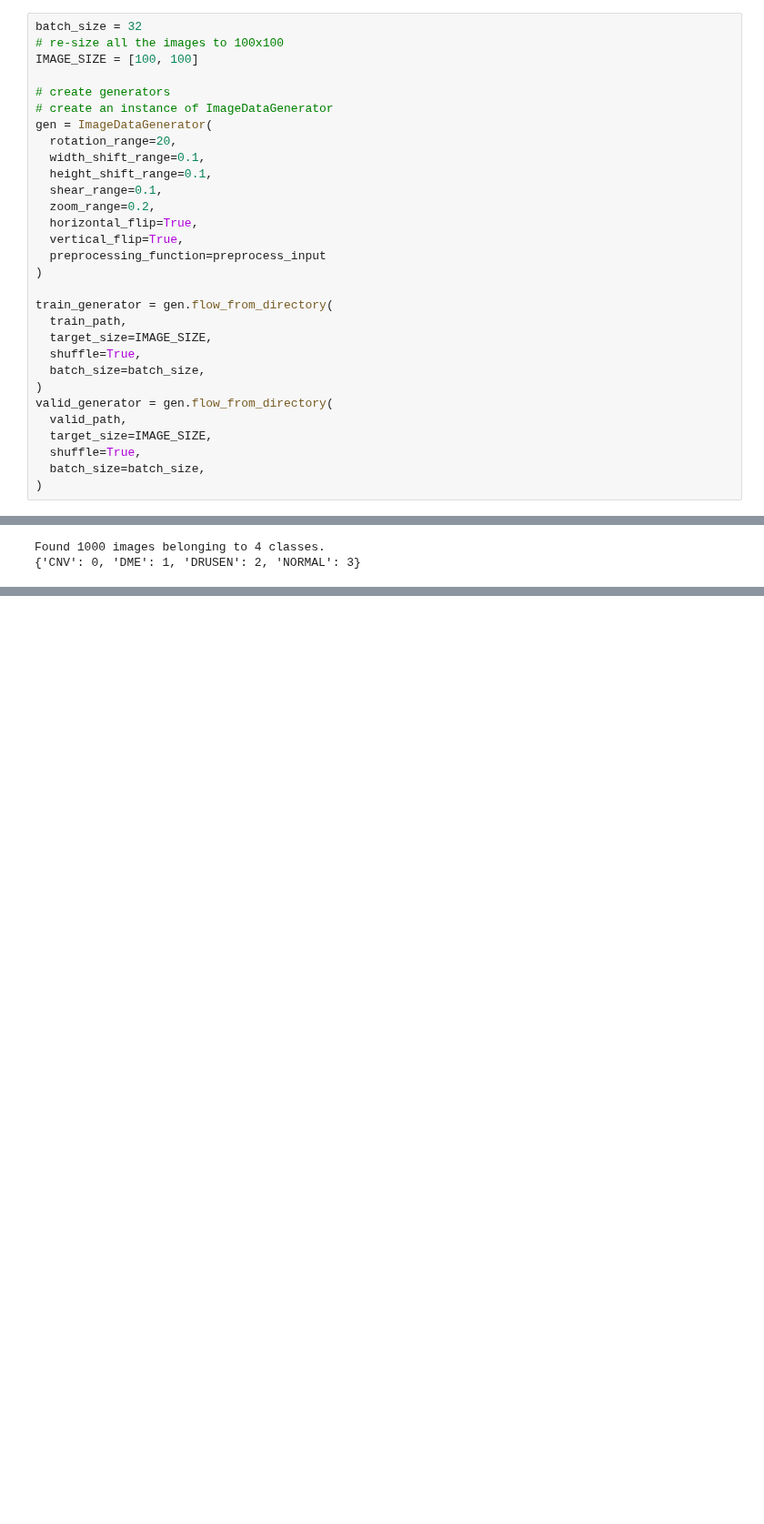
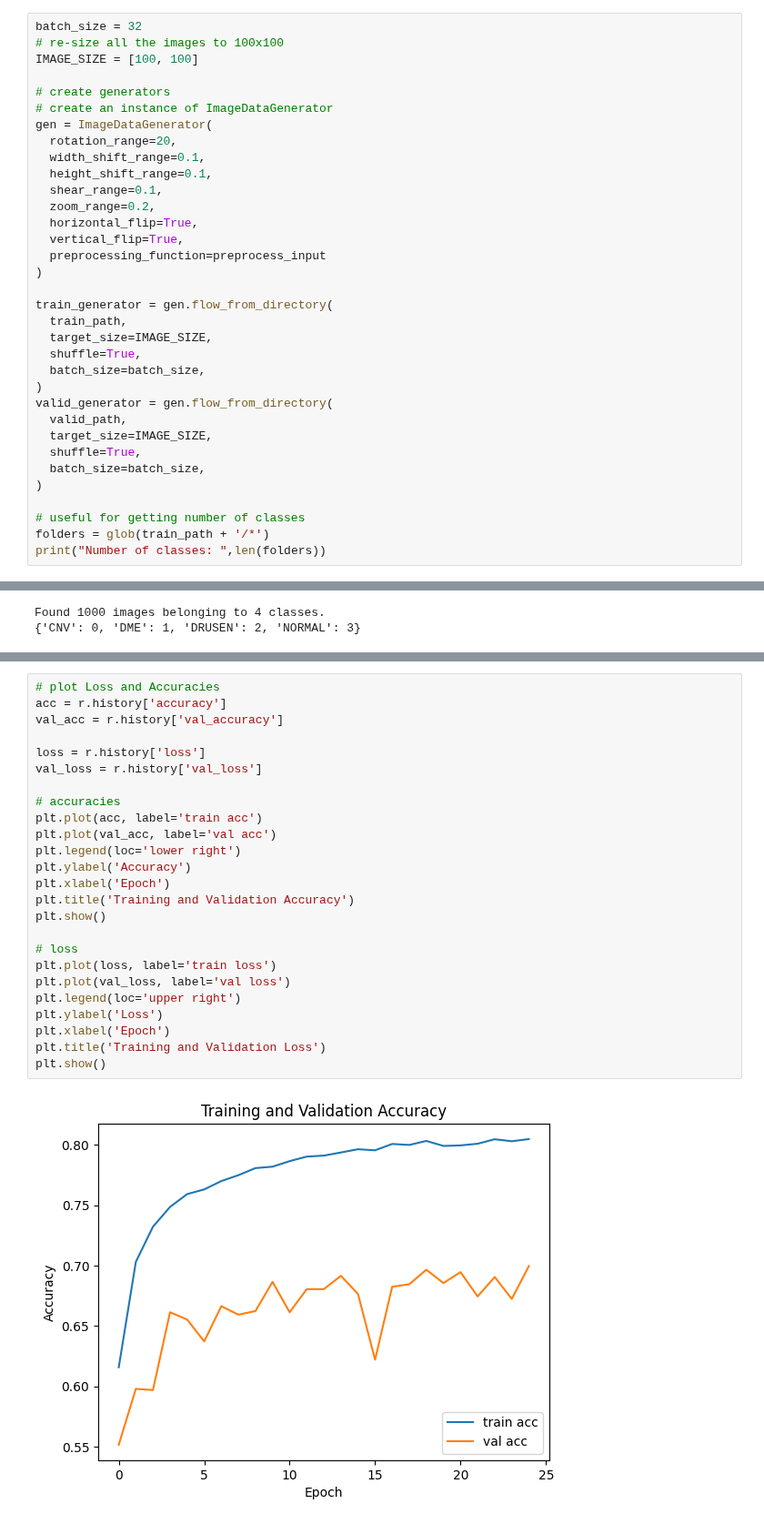
Before and after one commit to ibnuazam/OCT-TF-FT, a Jupyter notebook: transfer-learning-vgg16-keras.ipynb, the cells around one changed output, grey strips where cells are left out. Shown at 91% size. Saved outputs shown, nothing was run; the diff lists cells and outputs as text; blank space fills up the shorter version.

```diff
--- a/transfer-learning-vgg16-keras.ipynb
+++ b/transfer-learning-vgg16-keras.ipynb
@@ -111,6 +115,10 @@ valid_generator = gen.flow_from_directory(
   shuffle=True,
   batch_size=batch_size,
 )
+
+# useful for getting number of classes
+folders = glob(train_path + '/*')
+print("Number of classes: ",len(folders))
 # %% [output]
 Found 27077 images belonging to 4 classes.
 Found 1000 images belonging to 4 classes.
@@ -266,0 +284,27 @@ plt.show()
+# %%
+# plot Loss and Accuracies
+acc = r.history['accuracy']
+val_acc = r.history['val_accuracy']
+
+loss = r.history['loss']
+val_loss = r.history['val_loss']
+
+# accuracies
+plt.plot(acc, label='train acc')
+plt.plot(val_acc, label='val acc')
+plt.legend(loc='lower right')
+plt.ylabel('Accuracy')
+plt.xlabel('Epoch')
+plt.title('Training and Validation Accuracy')
+plt.show()
+
+# loss
+plt.plot(loss, label='train loss')
+plt.plot(val_loss, label='val loss')
+plt.legend(loc='upper right')
+plt.ylabel('Loss')
+plt.xlabel('Epoch')
+plt.title('Training and Validation Loss')
+plt.show()
+# %% [output]
+[figure, added]
```
Also changed, not shown: parts of 22 cells of this notebook.
